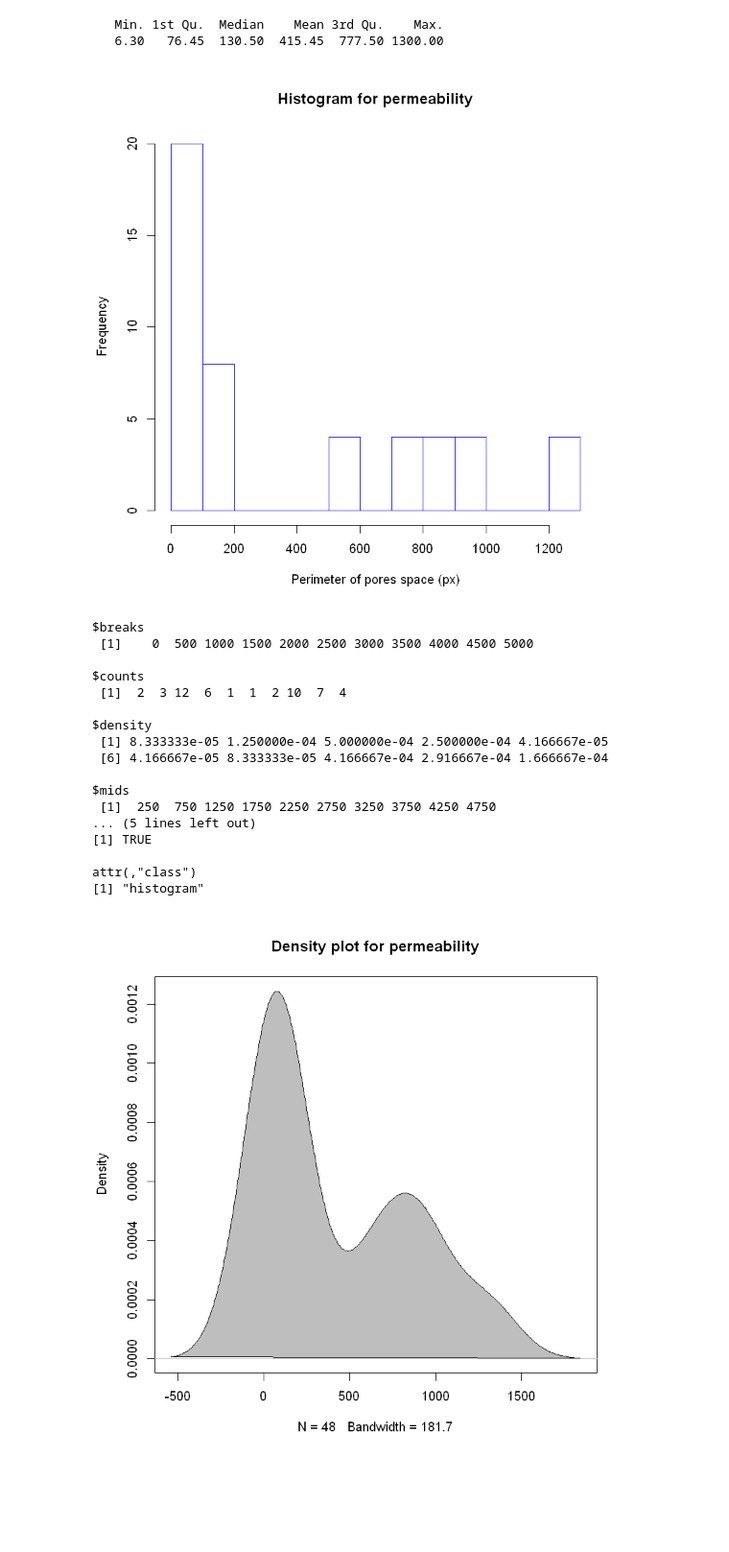
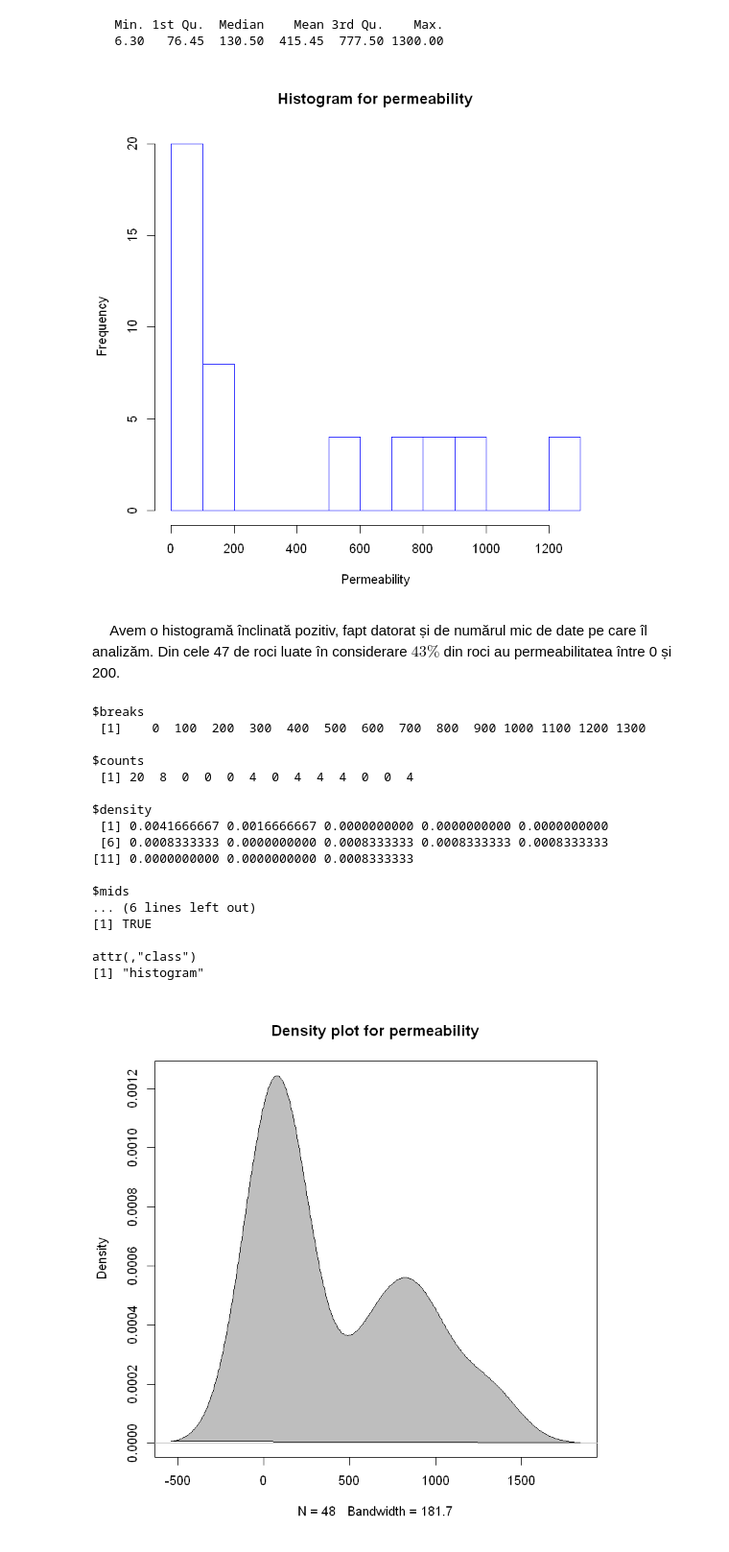
Before and after one commit to crstern/Statistics, a Jupyter notebook: Proiect.ipynb, the cells around one changed output. Shown: that part at 96% size. Cells and saved outputs as stored; diff of their text form; code cells hidden in the pictures; blank space fills up the shorter version.

```diff
--- a/Proiect.ipynb
+++ b/Proiect.ipynb
@@ -163,28 +216,31 @@ summary(perm)
 # %%
 h4 <- hist(perm,
      main="Histogram for permeability",
-     xlab="Perimeter of pores space (px)",
+     xlab="Permeability",
      ylab="Frequency",
      border="blue",
      breaks=13)
 # %% [output]
-[figure, old version]
+[figure, new version]
+# %% [markdown]
+&emsp; Avem o histogramă înclinată pozitiv, fapt datorat și de numărul mic de date pe care îl analizăm.
+Din cele 47 de roci luate în considerare $ 43\% $ din roci au permeabilitatea între 0 și 200.
 # %%
 h4
 # %% [output]
 $breaks
- [1]    0  500 1000 1500 2000 2500 3000 3500 4000 4500 5000
+ [1]    0  100  200  300  400  500  600  700  800  900 1000 1100 1200 1300
 
 $counts
- [1]  2  3 12  6  1  1  2 10  7  4
+ [1] 20  8  0  0  0  4  0  4  4  4  0  0  4
 
 $density
- [1] 8.333333e-05 1.250000e-04 5.000000e-04 2.500000e-04 4.166667e-05
- [6] 4.166667e-05 8.333333e-05 4.166667e-04 2.916667e-04 1.666667e-04
+ [1] 0.0041666667 0.0016666667 0.0000000000 0.0000000000 0.0000000000
+ [6] 0.0008333333 0.0000000000 0.0008333333 0.0008333333 0.0008333333
+[11] 0.0000000000 0.0000000000 0.0008333333
 
 $mids
- [1]  250  750 1250 1750 2250 2750 3250 3750 4250 4750
-... (5 lines left out)
+... (6 lines left out)
 [1] TRUE
 
 attr(,"class")
```
Also changed, not shown: parts of 76 cells of this notebook.
